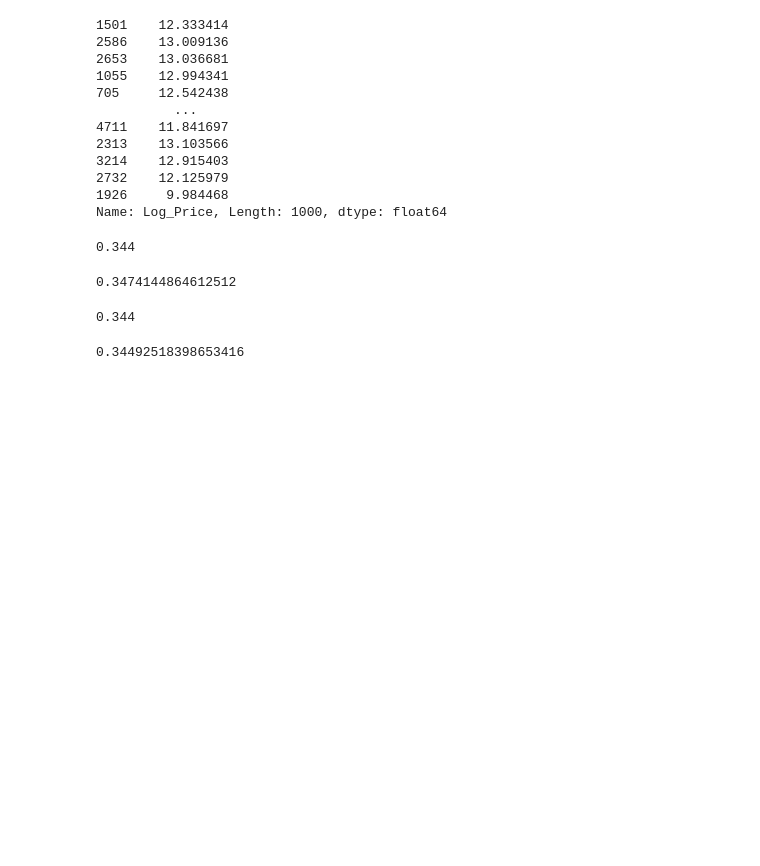
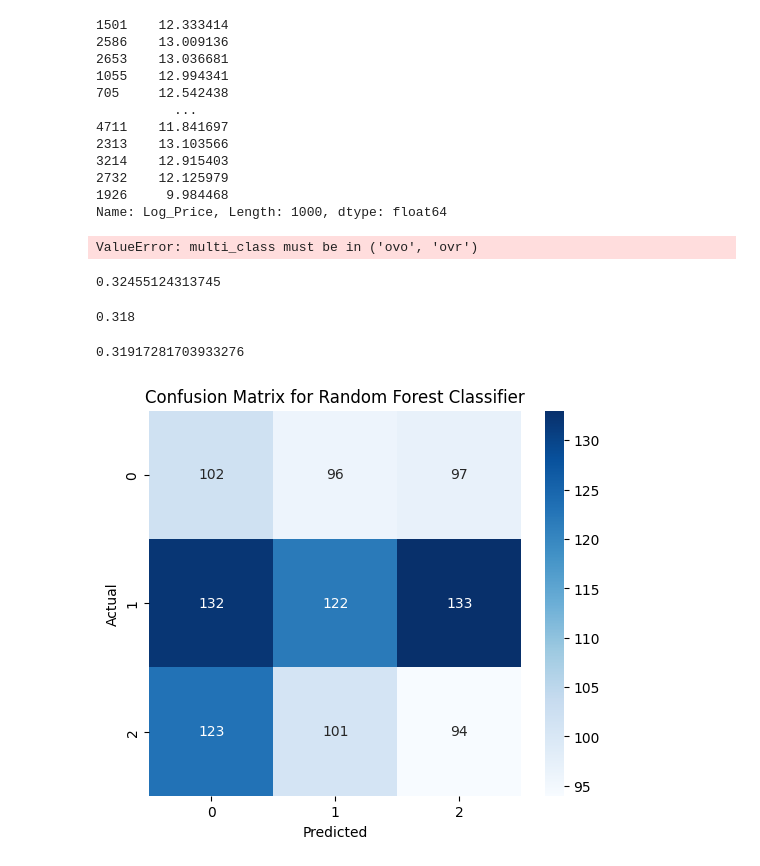
Before and after one commit to Murtazoev/Car_Demand, a Jupyter notebook: Untitled.ipynb, the cells around one changed output. Drawn from its saved outputs; the diff is of its cells as text; code cells hidden in the pictures; blank space fills up the shorter version.

```diff
--- a/Untitled.ipynb
+++ b/Untitled.ipynb
@@ -151,27 +190,56 @@ from sklearn.metrics import accuracy_score, precision_score, recall_score, f1_sc
 # %%
 y1 = encoder.fit_transform(data['Market_Demand'])
 X1 = data[[col for col in data.columns if col != 'Market_Demand']]
+
+X1_num = X1.select_dtypes(include = 'number')
+X1_obj = X1.select_dtypes(include = 'object')
+
+for i in X1_obj.columns:
+    X1_obj[i] = encoder.fit_transform(X1[i])
+
 X1_final = pd.concat([X1_num.reset_index(drop=True), X1_obj.reset_index(drop=True)], axis=1)
 X1_train , X1_test , y1_train , y1_test = train_test_split(X1_final , y1 , test_size = 0.2 , random_state = 42)
 forest = RandomForestClassifier(n_estimators = 100 , random_state = 42)
 forest.fit(X1_train , y1_train)
 y_pred_forest = forest.predict(X1_test)
+
+y_pred_forest1 = forest.predict_proba(X1_test)[:,1]
+
+roc_score = roc_auc_score(y1_test , y_pred_forest1)
 accuracy = accuracy_score(y1_test , y_pred_forest)
 accuracy
 # %% [output]
-0.344
+ValueError: multi_class must be in ('ovo', 'ovr')
 # %%
 precision = precision_score(y1_test, y_pred_forest, average='weighted')
 recall = recall_score(y1_test, y_pred_forest, average='weighted')
 f1 = f1_score(y1_test, y_pred_forest, average='weighted')
 precision
 # %% [output]
-0.3474144864612512
+0.32455124313745
 # %%
 recall
 # %% [output]
-0.344
+0.318
 # %%
 f1
 # %% [output]
-0.34492518398653416
+0.31917281703933276
+# %%
+from sklearn.metrics import confusion_matrix, ConfusionMatrixDisplay
+import seaborn as sns
+
+forest = RandomForestClassifier(n_estimators=100, random_state=42)
+forest.fit(X1_train, y1_train)
+y_pred_forest = forest.predict(X1_test)
+
+# Generate confusion matrix
+cm = confusion_matrix(y1_test, y_pred_forest)
+plt.figure(figsize=(6, 5))
+sns.heatmap(cm, annot=True, fmt='d', cmap='Blues', xticklabels=np.unique(y1_test), yticklabels=np.unique(y1_test))
+plt.xlabel("Predicted")
+plt.ylabel("Actual")
+plt.title("Confusion Matrix for Random Forest Classifier")
+plt.show()
+# %% [output]
+[figure, added]
```
Also changed, not shown: parts of 3 cells of this notebook.
